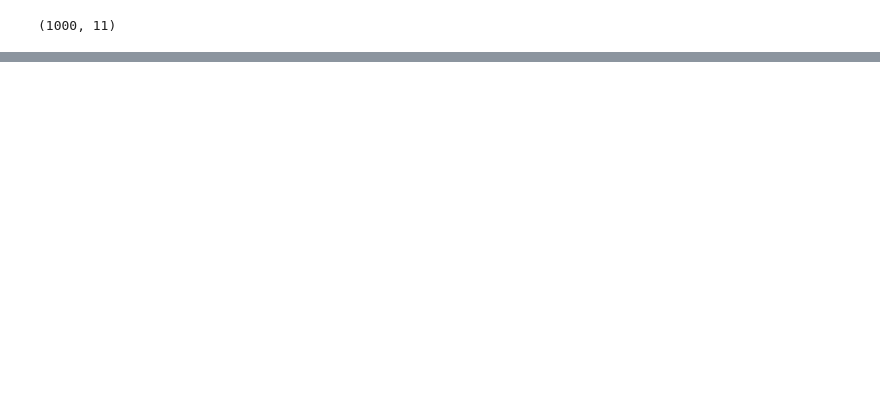
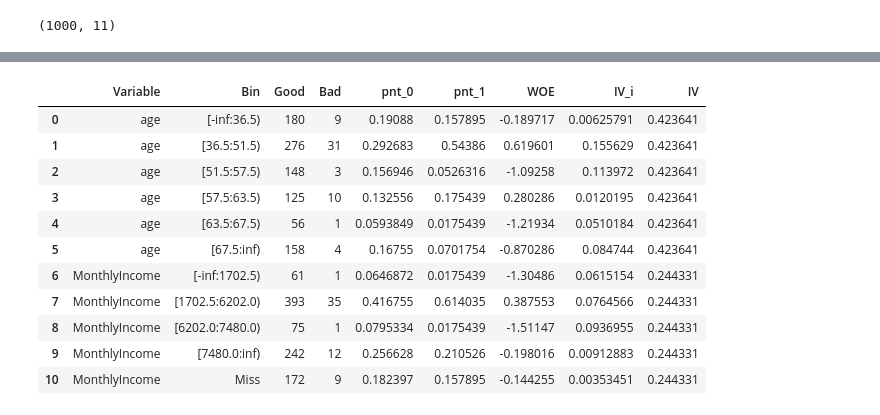
Before and after one commit to l0o0/rosaceae, a Jupyter notebook: examples/demo.ipynb, the cells around one changed output, grey strips where cells are left out. Drawn from its saved outputs; the diff is of its cells as text; code cells hidden in the pictures; blank space fills up the shorter version.

```diff
--- a/examples/demo.ipynb
+++ b/examples/demo.ipynb
@@ -62,2 +282,18 @@ WOE和IV的计算是使用了`rosaceae.scorecard`的`woe_iv`函数。该函数
 # %%
 from rosaceae.scorecard import woe_iv
+# %%
+# 只是提供变量名列表的话，会按照默认的分箱方法进行分箱并计算woe和iv。
+woe_iv(train, 'SeriousDlqin2yrs', var=['age', 'MonthlyIncome'], na_omit=False)
+# %% [output]
+|  | Variable | Bin | Good | Bad | pnt_0 | pnt_1 | WOE | IV_i | IV |
+| 0 | age | [-inf:36.5) | 180 | 9 | 0.19088 | 0.157895 | -0.189717 | 0.00625791 | 0.423641 |
+| 1 | age | [36.5:51.5) | 276 | 31 | 0.292683 | 0.54386 | 0.619601 | 0.155629 | 0.423641 |
+| 2 | age | [51.5:57.5) | 148 | 3 | 0.156946 | 0.0526316 | -1.09258 | 0.113972 | 0.423641 |
+| 3 | age | [57.5:63.5) | 125 | 10 | 0.132556 | 0.175439 | 0.280286 | 0.0120195 | 0.423641 |
+| 4 | age | [63.5:67.5) | 56 | 1 | 0.0593849 | 0.0175439 | -1.21934 | 0.0510184 | 0.423641 |
+| 5 | age | [67.5:inf) | 158 | 4 | 0.16755 | 0.0701754 | -0.870286 | 0.084744 | 0.423641 |
+| 6 | MonthlyIncome | [-inf:1702.5) | 61 | 1 | 0.0646872 | 0.0175439 | -1.30486 | 0.0615154 | 0.244331 |
+| 7 | MonthlyIncome | [1702.5:6202.0) | 393 | 35 | 0.416755 | 0.614035 | 0.387553 | 0.0764566 | 0.244331 |
+| 8 | MonthlyIncome | [6202.0:7480.0) | 75 | 1 | 0.0795334 | 0.0175439 | -1.51147 | 0.0936955 | 0.244331 |
+| 9 | MonthlyIncome | [7480.0:inf) | 242 | 12 | 0.256628 | 0.210526 | -0.198016 | 0.00912883 | 0.244331 |
+| 10 | MonthlyIncome | Miss | 172 | 9 | 0.182397 | 0.157895 | -0.144255 | 0.00353451 | 0.244331 |
```
Also changed, not shown: parts of 47 cells of this notebook, 1 other file.
